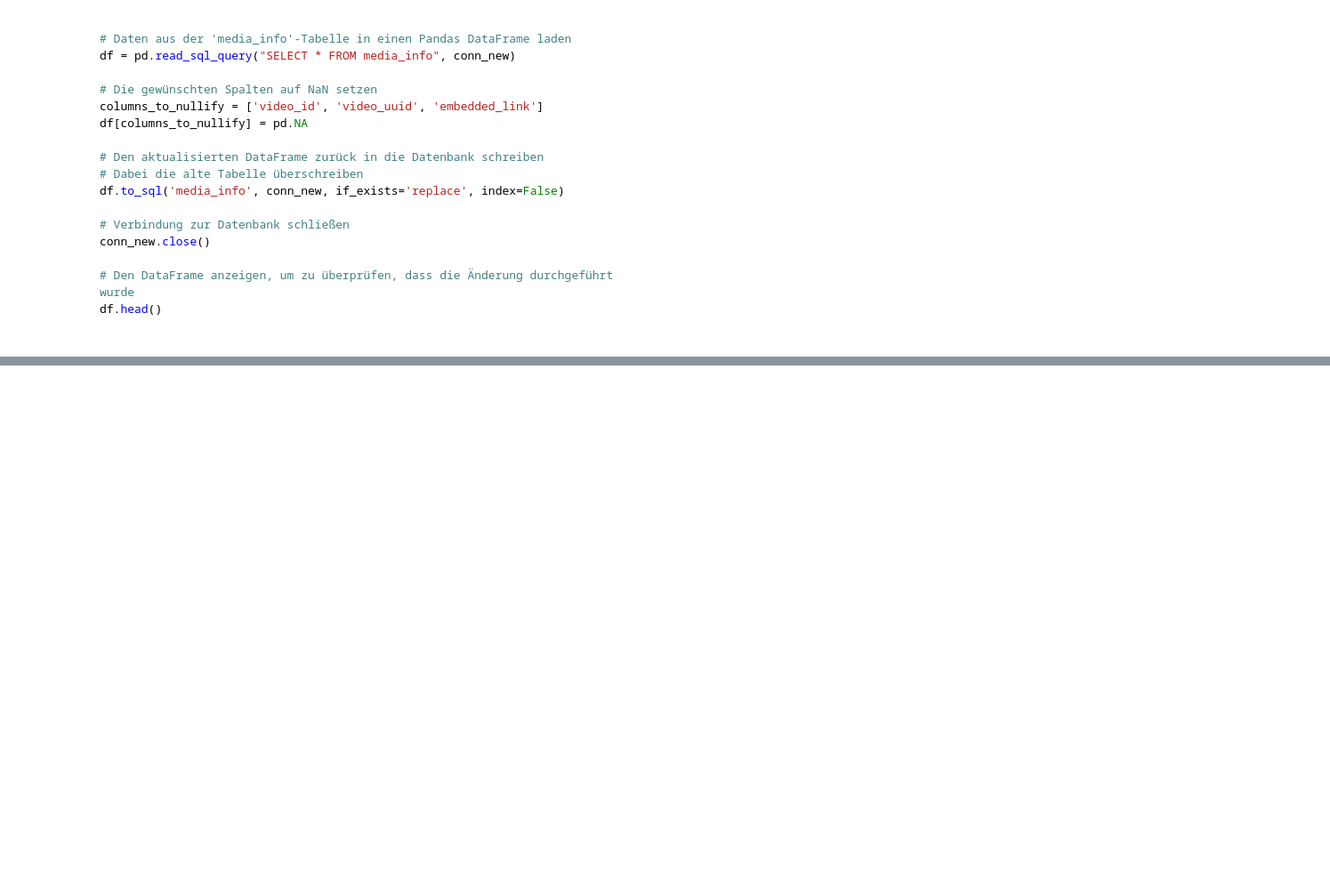
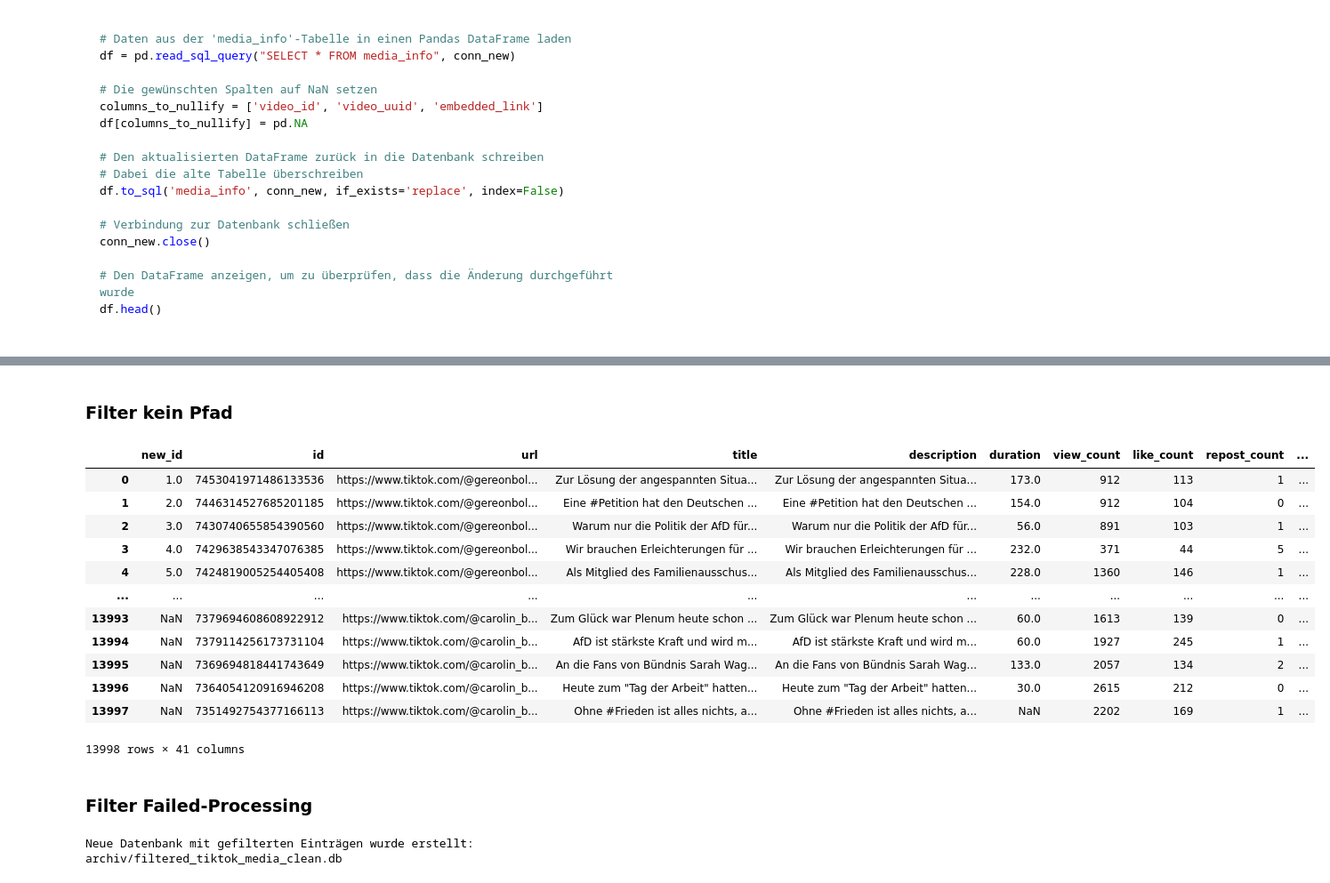
Before and after one commit to der-adenauer/tricktok, a Jupyter notebook: tt-archiv/inspect.ipynb, the cells around one changed output, grey strips where cells are left out. Shown at 89% size. Drawn from its saved outputs; the diff is of its cells as text; code cells hidden in the pictures; blank space fills up the shorter version.

```diff
--- a/tt-archiv/inspect.ipynb
+++ b/tt-archiv/inspect.ipynb
@@ -103,0 +111,67 @@ df.head()
+# %% [markdown]
+### Filter kein Pfad
+# %%
+import pandas as pd
+import sqlite3
+
+# Verbindung zur originalen Datenbank herstellen
+conn = sqlite3.connect('archiv/filtered_tiktok_media.db')
+
+# Daten aus der 'media_info'-Tabelle in einen Pandas DataFrame laden
+df = pd.read_sql_query("SELECT * FROM media_info", conn)
+
+# Filterkriterien: Entferne alle Zeilen, bei denen 'screenshot_size' 0 ist
+filtered_df = df[df['screenshot_size'] != 0]
+
+# Verbindung zur originalen Datenbank schließen
+conn.close()
+
+# Verbindung zu einer neuen (oder der gleichen um dieselbe Tabelle zu überschreiben) Datenbank herstellen
+conn_new = sqlite3.connect('archiv/filtered_tiktok_media_new.db')
+
+# Den gefilterten DataFrame in die Datenbank speichern, Tabelle überschreiben wenn nötig
+filtered_df.to_sql('media_info', conn_new, if_exists='replace', index=False)
+
+# Verbindung zur neuen Datenbank schließen
+conn_new.close()
+
+# Den gefilterten DataFrame anzeigen, um die Änderungen zu überprüfen
+filtered_df
+# %% [output]
+|  | new_id | id | url | title | description | duration | view_count | like_count | repost_count | ... |
+| 0 | 1.0 | 7453041971486133536 | https://www.tiktok.com/@gereonbol... | Zur Lösung der angespannten Situa... | Zur Lösung der angespannten Situa... | 173.0 | 912 | 113 | 1 | ... |
+| 1 | 2.0 | 7446314527685201185 | https://www.tiktok.com/@gereonbol... | Eine #Petition hat den Deutschen ... | Eine #Petition hat den Deutschen ... | 154.0 | 912 | 104 | 0 | ... |
+| 2 | 3.0 | 7430740655854390560 | https://www.tiktok.com/@gereonbol... | Warum nur die Politik der AfD für... | Warum nur die Politik der AfD für... | 56.0 | 891 | 103 | 1 | ... |
+| 3 | 4.0 | 7429638543347076385 | https://www.tiktok.com/@gereonbol... | Wir brauchen Erleichterungen für ... | Wir brauchen Erleichterungen für ... | 232.0 | 371 | 44 | 5 | ... |
+| 4 | 5.0 | 7424819005254405408 | https://www.tiktok.com/@gereonbol... | Als Mitglied des Familienausschus... | Als Mitglied des Familienausschus... | 228.0 | 1360 | 146 | 1 | ... |
+| ... | ... | ... | ... | ... | ... | ... | ... | ... | ... | ... |
+| 13993 | NaN | 7379694608608922912 | https://www.tiktok.com/@carolin_b... | Zum Glück war Plenum heute schon ... | Zum Glück war Plenum heute schon ... | 60.0 | 1613 | 139 | 0 | ... |
+| 13994 | NaN | 7379114256173731104 | https://www.tiktok.com/@carolin_b... | AfD ist stärkste Kraft und wird m... | AfD ist stärkste Kraft und wird m... | 60.0 | 1927 | 245 | 1 | ... |
+| 13995 | NaN | 7369694818441743649 | https://www.tiktok.com/@carolin_b... | An die Fans von Bündnis Sarah Wag... | An die Fans von Bündnis Sarah Wag... | 133.0 | 2057 | 134 | 2 | ... |
+| 13996 | NaN | 7364054120916946208 | https://www.tiktok.com/@carolin_b... | Heute zum "Tag der Arbeit" hatten... | Heute zum "Tag der Arbeit" hatten... | 30.0 | 2615 | 212 | 0 | ... |
+| 13997 | NaN | 7351492754377166113 | https://www.tiktok.com/@carolin_b... | Ohne #Frieden ist alles nichts, a... | Ohne #Frieden ist alles nichts, a... | NaN | 2202 | 169 | 1 | ... |
+13998 rows × 41 columns
+# %% [markdown]
+### Filter Failed-Processing
+# %%
+import sqlite3
+import pandas as pd
+
+# Original-Datenbankpfad
+original_db_path = "archiv/filtered_tiktok_media.db"
+# Neue gefilterte Datenbank
+filtered_db_path = "archiv/filtered_tiktok_media_clean.db"
+
+# Verbindung zur Original-Datenbank
+conn = sqlite3.connect(original_db_path)
+df = pd.read_sql_query("SELECT * FROM media_info WHERE screenshot_size = 0", conn)
+conn.close()
+
+# Neue Datenbank erstellen und Daten speichern
+conn_new = sqlite3.connect(filtered_db_path)
+df.to_sql("media_info", conn_new, if_exists="replace", index=False)
+conn_new.close()
+
+print(f"Neue Datenbank mit gefilterten Einträgen wurde erstellt: {filtered_db_path}")
+# %% [output]
+Neue Datenbank mit gefilterten Einträgen wurde erstellt: archiv/filtered_tiktok_media_clean.db
```
Also changed, not shown: parts of 5 cells of this notebook, 13 other files.
